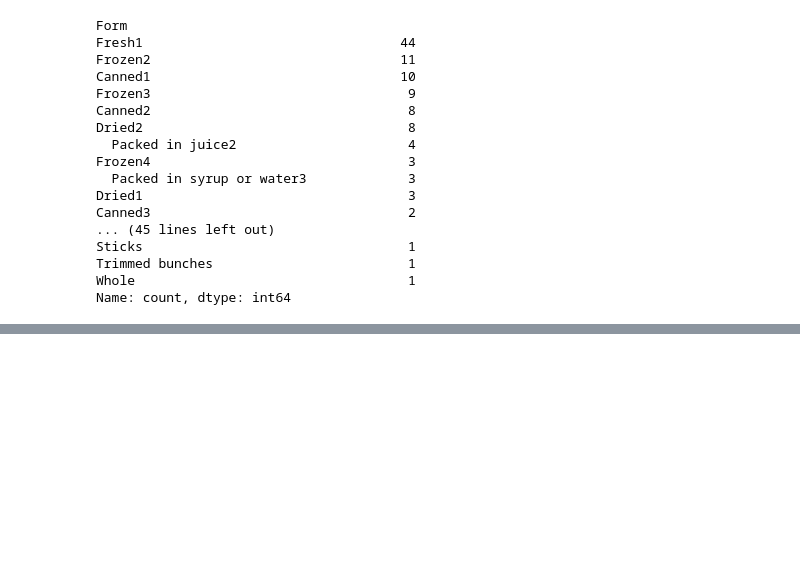
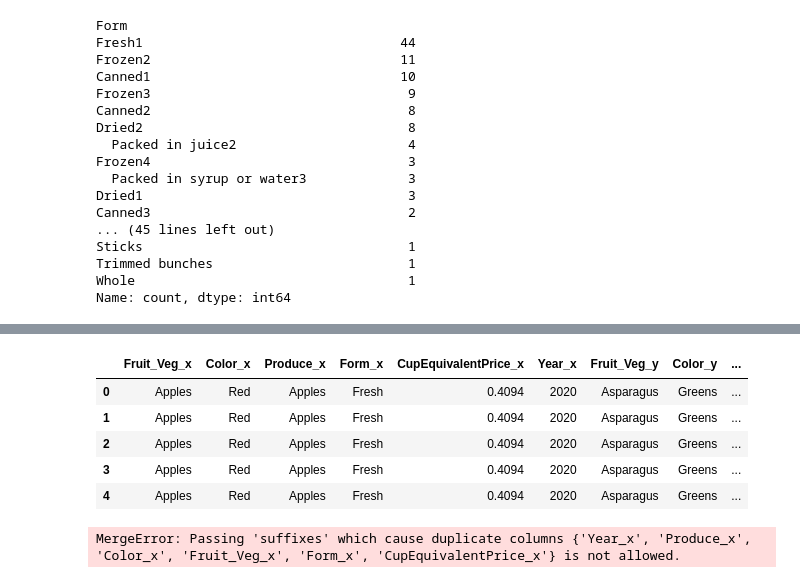
Before and after one commit to cmonjarr/5ADayCost, a Jupyter notebook: FiveADay.ipynb, the cells around one changed output, grey strips where cells are left out. Cells and saved outputs as stored; diff of their text form; code cells hidden in the pictures; blank space fills up the shorter version.

```diff
--- a/FiveADay.ipynb
+++ b/FiveADay.ipynb
@@ -549,0 +601,18 @@ df_produces.head(10)
+# %%
+comb2.head()
+# %% [output]
+|  | Fruit_Veg_x | Color_x | Produce_x | Form_x | CupEquivalentPrice_x | Year_x | Fruit_Veg_y | Color_y | ... |
+| 0 | Apples | Red | Apples | Fresh | 0.4094 | 2020 | Asparagus | Greens | ... |
+| 1 | Apples | Red | Apples | Fresh | 0.4094 | 2020 | Asparagus | Greens | ... |
+| 2 | Apples | Red | Apples | Fresh | 0.4094 | 2020 | Asparagus | Greens | ... |
+| 3 | Apples | Red | Apples | Fresh | 0.4094 | 2020 | Asparagus | Greens | ... |
+| 4 | Apples | Red | Apples | Fresh | 0.4094 | 2020 | Asparagus | Greens | ... |
+# %%
+#new_rec = df_white.assign(key=1).merge(df_greens.assign(key=1), on='key').drop('key', axis=1)
+comb1 = df_red.assign(key=1).merge(df_green.assign(key=1), on='key').drop('key', axis=1)
+comb2 = comb1.assign(key=1).merge(df_yellow.assign(key=1), on='key').drop('key', axis=1)
+comb3 = comb2.assign(key=1).merge(df_white.assign(key=1), on='key').drop('key', axis=1)
+df_all_combinations  = comb3.assign(key=1).merge(df_blue.assign(key=1), on='key').drop('key', axis=1)
+df_all_combinations.head()
+# %% [output]
+MergeError: Passing 'suffixes' which cause duplicate columns {'Year_x', 'Produce_x', 'Color_x', 'Fruit_Veg_x', 'Form_x', 'CupEquivalentPrice_x'} is not allowed.
```
Also changed, not shown: parts of 36 cells of this notebook, 5 other files.
